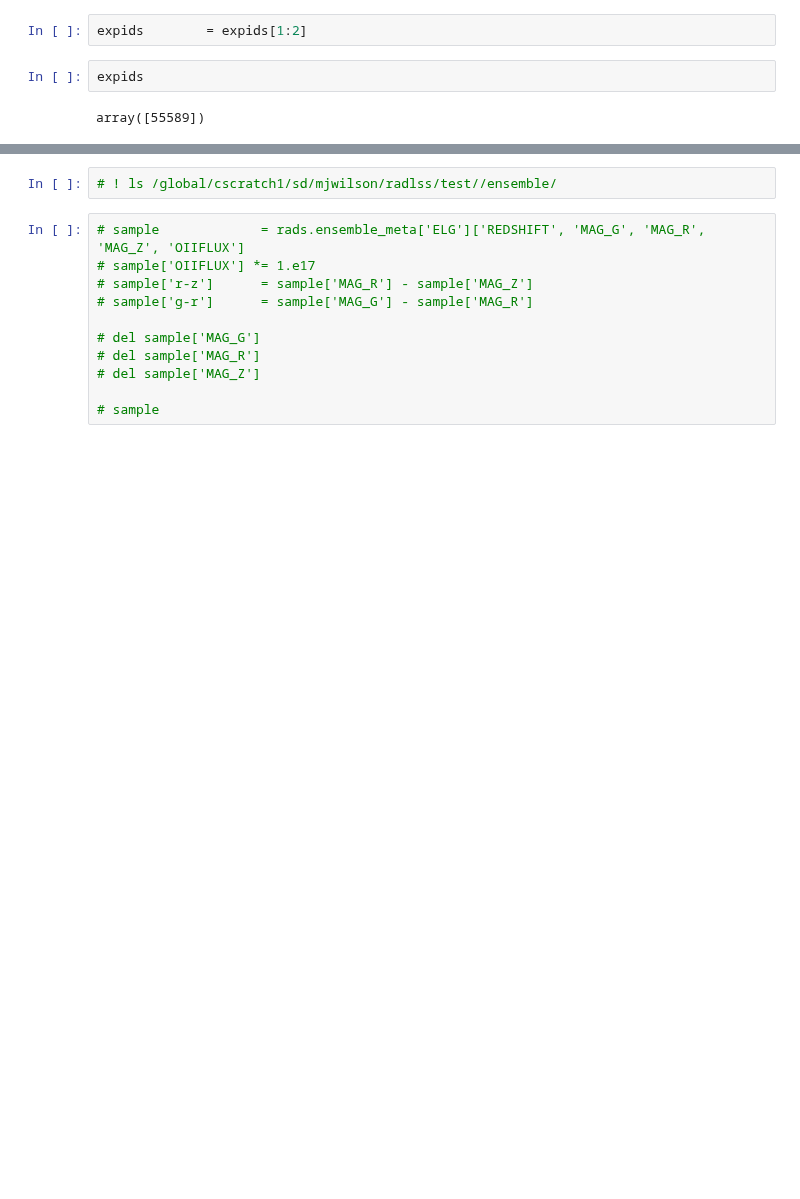
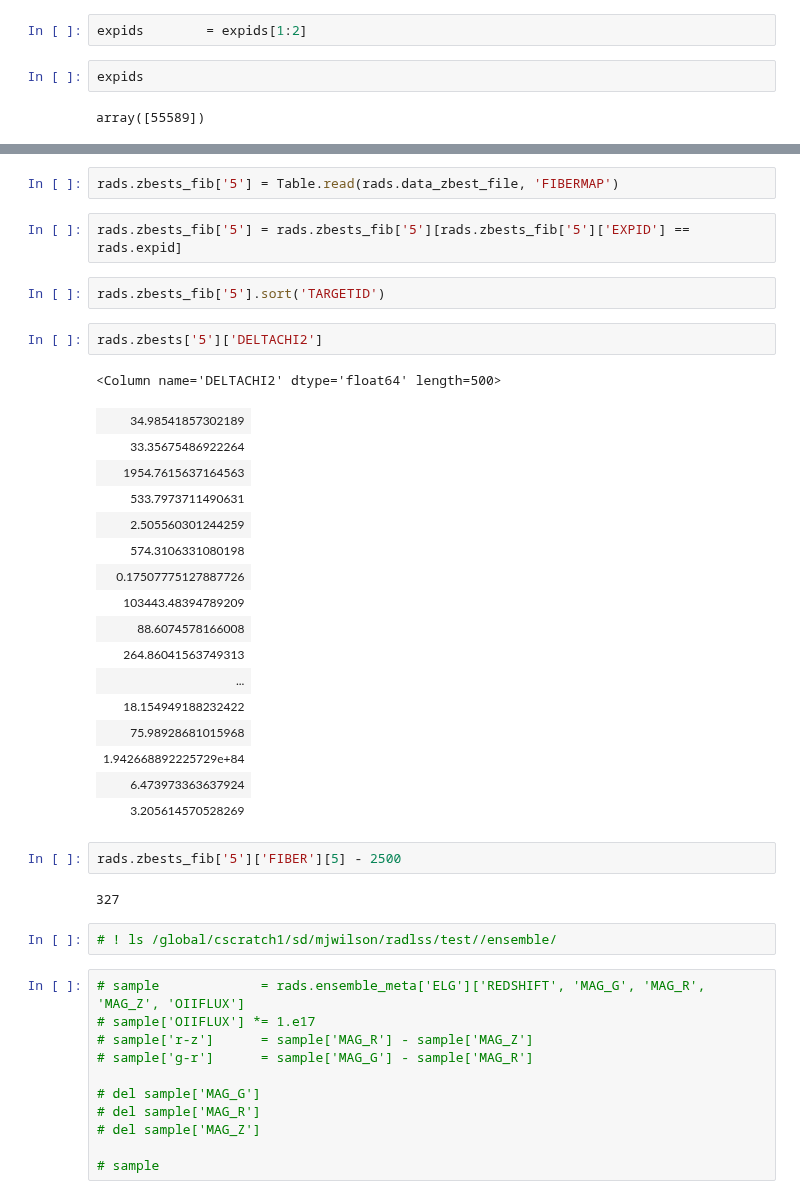
Before and after one commit to desihub/desispec, a Jupyter notebook: doc/nb/TemplateSNR.ipynb, the cells around one changed output, grey strips where cells are left out. Cells and saved outputs as stored; diff of their text form; blank space fills up the shorter version.

Commit message:
Fix bug where redrcok best-fit templates were ordered by targetid rather than FIBER, as should be the case.

```diff
--- a/doc/nb/TemplateSNR.ipynb
+++ b/doc/nb/TemplateSNR.ipynb
@@ -156,3 +163,33 @@ fig.savefig('scrap.pdf')
+# %%
+rads.zbests_fib['5'] = Table.read(rads.data_zbest_file, 'FIBERMAP')
+# %%
+rads.zbests_fib['5'] = rads.zbests_fib['5'][rads.zbests_fib['5']['EXPID'] == rads.expid]
+# %%
+rads.zbests_fib['5'].sort('TARGETID')
+# %%
+rads.zbests['5']['DELTACHI2']
+# %% [output]
+<Column name='DELTACHI2' dtype='float64' length=500>
+| 34.98541857302189 |
+| 33.35675486922264 |
+| 1954.7615637164563 |
+| 533.7973711490631 |
+| 2.505560301244259 |
+| 574.3106331080198 |
+| 0.17507775127887726 |
+| 103443.48394789209 |
+| 88.6074578166008 |
+| 264.86041563749313 |
+| ... |
+| 18.154949188232422 |
+| 75.98928681015968 |
+| 1.942668892225729e+84 |
+| 6.473973363637924 |
+| 3.205614570528269 |
+# %%
+rads.zbests_fib['5']['FIBER'][5] - 2500
+# %% [output]
+327
 # %%
 # ! ls /global/cscratch1/sd/mjwilson/radlss/test//ensemble/
 # %%
```
Also changed, not shown: parts of 17 cells of this notebook, 1 other file.
